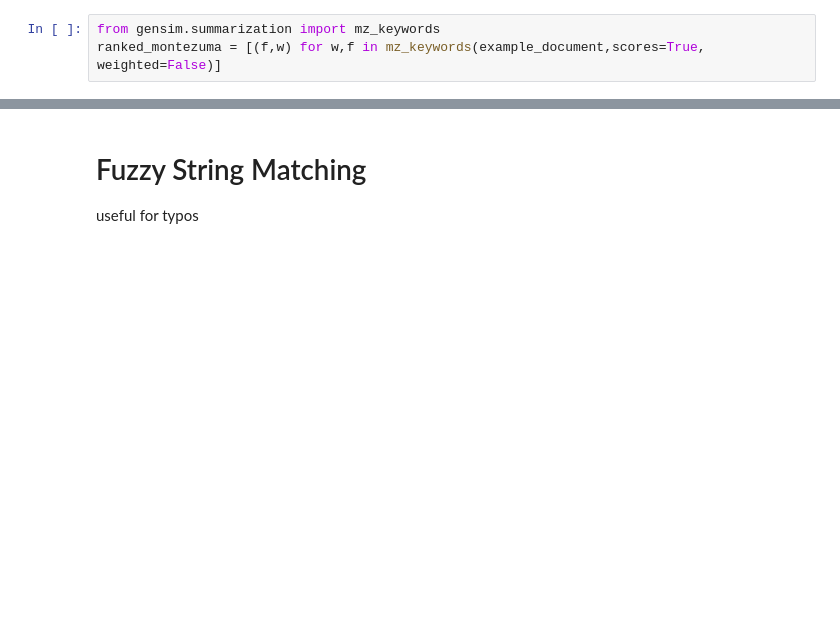
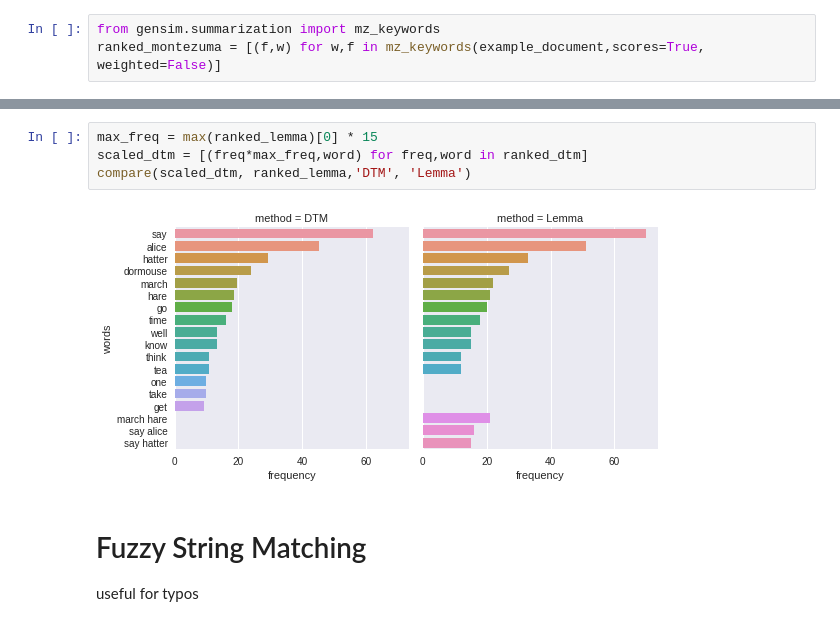
Before and after one commit to mohammedterry/NLP_for_ML, a Jupyter notebook: Text_Mining.ipynb, the cells around one changed output, grey strips where cells are left out. Saved outputs shown, nothing was run; the diff lists cells and outputs as text; blank space fills up the shorter version.

```diff
--- a/Text_Mining.ipynb
+++ b/Text_Mining.ipynb
@@ -348,3 +364,9 @@ compare(ranked_gensim, ranked_mz)
+# %%
+max_freq = max(ranked_lemma)[0] * 15
+scaled_dtm = [(freq*max_freq,word) for freq,word in ranked_dtm]
+compare(scaled_dtm, ranked_lemma,'DTM', 'Lemma')
+# %% [output]
+[figure, added]
 # %% [markdown]
 # Fuzzy String Matching
 useful for typos
```
Also changed, not shown: parts of 14 cells of this notebook.
